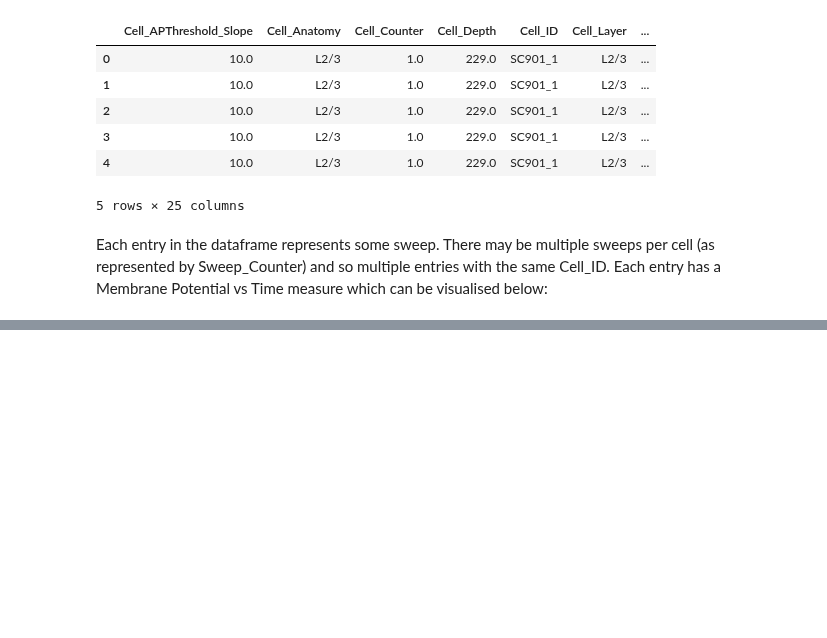
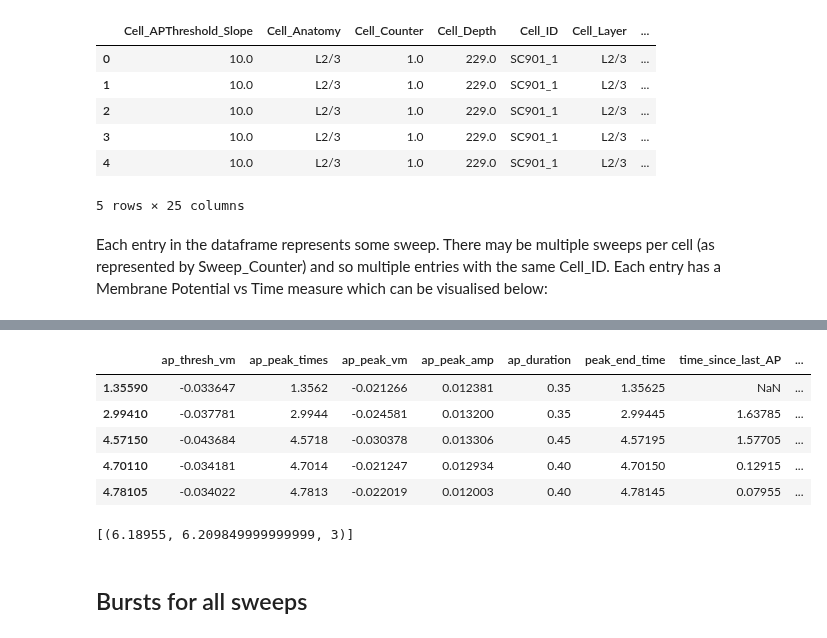
Before and after one commit to marineract/bio482_miniproject, a Jupyter notebook: results.ipynb, the cells around one changed output, grey strips where cells are left out. Saved outputs shown, nothing was run; the diff lists cells and outputs as text; code cells hidden in the pictures; blank space fills up the shorter version.

```diff
--- a/results.ipynb
+++ b/results.ipynb
@@ -120,0 +120,17 @@ plot_aps(data_df, 0, save_figure = True)
+# %%
+ap_df = pd.DataFrame.from_dict(data_df.ap_info[0], orient='index')
+# %%
+ap_df['peak_end_time'] = ap_df.index + ap_df['ap_duration'] / 1000
+ap_df['time_since_last_AP'] = ap_df.index - ap_df['peak_end_time'].shift(1)
+ap_df['time_since_last_AP_2x'] = ap_df.index - ap_df['peak_end_time'].shift(2)
+ap_df['is_in_burst'] = ap_df['time_since_last_AP_2x'] < .03
+ap_df['is_in_burst'] = ap_df['is_in_burst'] | ap_df['is_in_burst'].shift(-1) | ap_df['is_in_burst'].shift(-2)
+# %%
+ap_df.head()
+# %% [output]
+|  | ap_thresh_vm | ap_peak_times | ap_peak_vm | ap_peak_amp | ap_duration | peak_end_time | time_since_last_AP | ... |
+| 1.35590 | -0.033647 | 1.3562 | -0.021266 | 0.012381 | 0.35 | 1.35625 | NaN | ... |
+| 2.99410 | -0.037781 | 2.9944 | -0.024581 | 0.013200 | 0.35 | 2.99445 | 1.63785 | ... |
+| 4.57150 | -0.043684 | 4.5718 | -0.030378 | 0.013306 | 0.45 | 4.57195 | 1.57705 | ... |
+| 4.70110 | -0.034181 | 4.7014 | -0.021247 | 0.012934 | 0.40 | 4.70150 | 0.12915 | ... |
+| 4.78105 | -0.034022 | 4.7813 | -0.022019 | 0.012003 | 0.40 | 4.78145 | 0.07955 | ... |
@@ -120,0 +164,6 @@ plot_aps(data_df, 0, save_figure = True)
+# %%
+burst_times(ap_df)
+# %% [output]
+[(6.18955, 6.209849999999999, 3)]
+# %% [markdown]
+## Bursts for all sweeps
```
Also changed, not shown: parts of 9 cells of this notebook, 1 other file.
